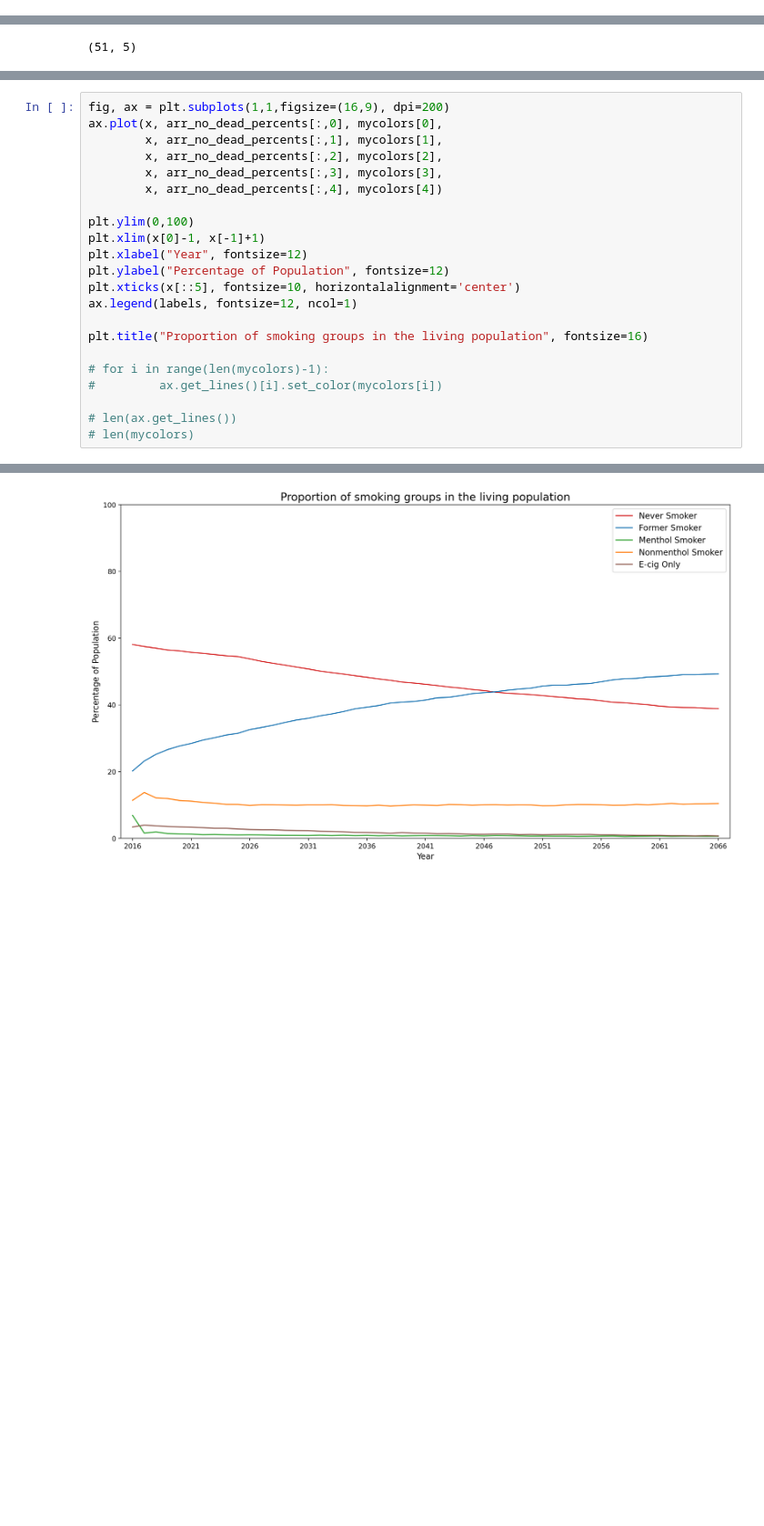
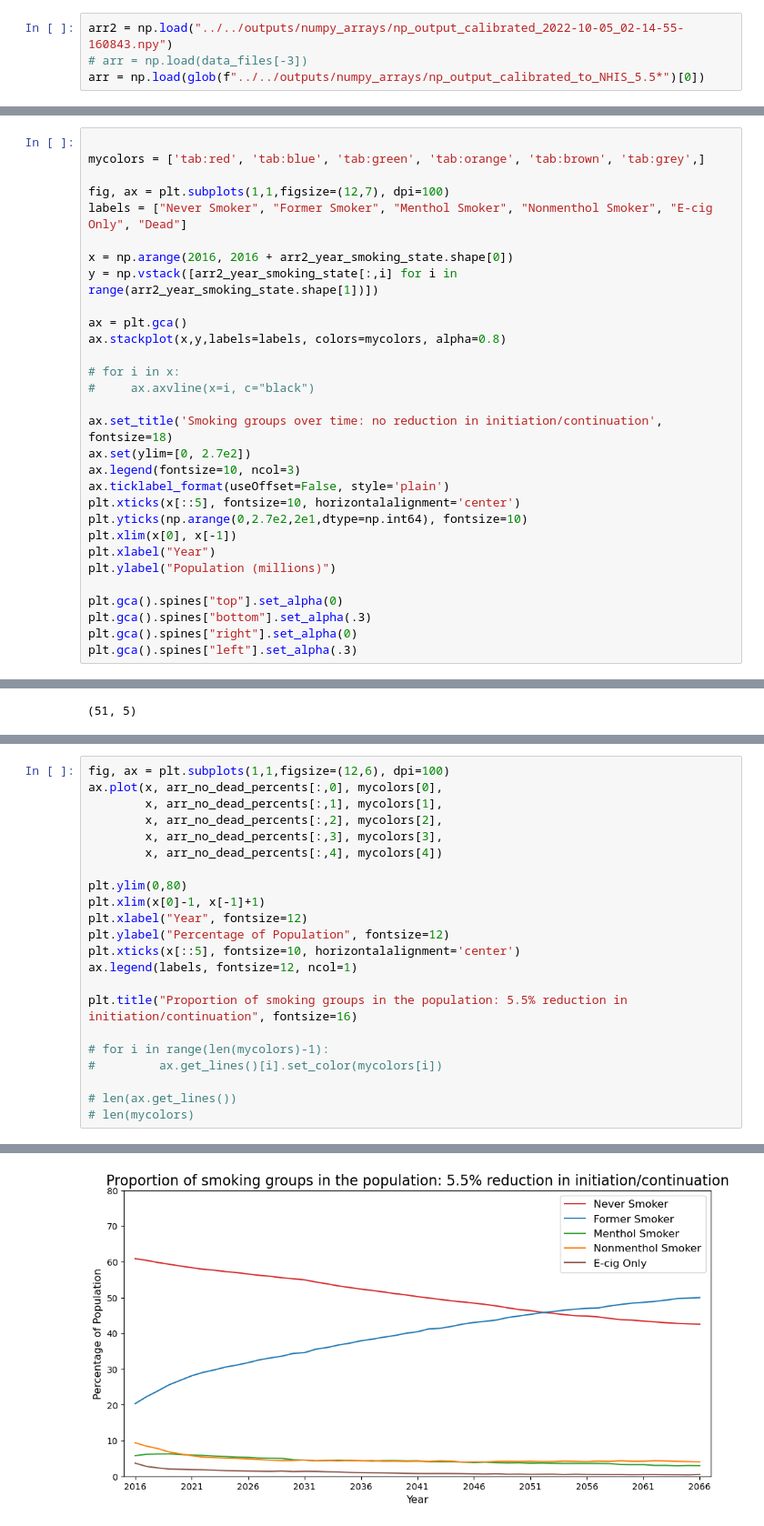
Before and after one commit to tapphughesn/menthol-model, a Jupyter notebook: mentholmodel/inspect_data.ipynb, the cells around one changed output, grey strips where cells are left out. Shown at 91% size. Cells and saved outputs as stored; diff of their text form; blank space fills up the shorter version.

```diff
--- a/mentholmodel/inspect_data.ipynb
+++ b/mentholmodel/inspect_data.ipynb
@@ -36,3 +15,7 @@ arr = np.load(data_files[-3])
+# %%
+arr2 = np.load("../../outputs/numpy_arrays/np_output_calibrated_2022-10-05_02-14-55-160843.npy")
+# arr = np.load(data_files[-3])
+arr = np.load(glob(f"../../outputs/numpy_arrays/np_output_calibrated_to_NHIS_5.5*")[0])
 # %%
 arr.shape
 # %% [output]
@@ -83,0 +67,30 @@ plt.gca().spines["left"].set_alpha(.3)
+# %%
+
+mycolors = ['tab:red', 'tab:blue', 'tab:green', 'tab:orange', 'tab:brown', 'tab:grey',]
+
+fig, ax = plt.subplots(1,1,figsize=(12,7), dpi=100)
+labels = ["Never Smoker", "Former Smoker", "Menthol Smoker", "Nonmenthol Smoker", "E-cig Only", "Dead"]
+
+x = np.arange(2016, 2016 + arr2_year_smoking_state.shape[0])
+y = np.vstack([arr2_year_smoking_state[:,i] for i in range(arr2_year_smoking_state.shape[1])])
+
+ax = plt.gca()
+ax.stackplot(x,y,labels=labels, colors=mycolors, alpha=0.8)
+
+# for i in x:
+#     ax.axvline(x=i, c="black")
+
+ax.set_title('Smoking groups over time: no reduction in initiation/continuation', fontsize=18)
+ax.set(ylim=[0, 2.7e2])
+ax.legend(fontsize=10, ncol=3)
+ax.ticklabel_format(useOffset=False, style='plain')
+plt.xticks(x[::5], fontsize=10, horizontalalignment='center')
+plt.yticks(np.arange(0,2.7e2,2e1,dtype=np.int64), fontsize=10)
+plt.xlim(x[0], x[-1])
+plt.xlabel("Year")
+plt.ylabel("Population (millions)")
+
+plt.gca().spines["top"].set_alpha(0)
+plt.gca().spines["bottom"].set_alpha(.3)
+plt.gca().spines["right"].set_alpha(0)
+plt.gca().spines["left"].set_alpha(.3)
@@ -100,19 +115,19 @@ array([53.79628597, 32.62053723,  1.0582243 ,  9.8663952 ,  2.65855729])
 # %%
-fig, ax = plt.subplots(1,1,figsize=(16,9), dpi=200)
+fig, ax = plt.subplots(1,1,figsize=(12,6), dpi=100)
 ax.plot(x, arr_no_dead_percents[:,0], mycolors[0],
         x, arr_no_dead_percents[:,1], mycolors[1],
         x, arr_no_dead_percents[:,2], mycolors[2],
         x, arr_no_dead_percents[:,3], mycolors[3],
         x, arr_no_dead_percents[:,4], mycolors[4])
 
-plt.ylim(0,100)
+plt.ylim(0,80)
 plt.xlim(x[0]-1, x[-1]+1)
 plt.xlabel("Year", fontsize=12)
 plt.ylabel("Percentage of Population", fontsize=12)
 plt.xticks(x[::5], fontsize=10, horizontalalignment='center')
 ax.legend(labels, fontsize=12, ncol=1)
 
-plt.title("Proportion of smoking groups in the living population", fontsize=16)
+plt.title("Proportion of smoking groups in the population: 5.5% reduction in initiation/continuation", fontsize=16)
 
 # for i in range(len(mycolors)-1):
 #         ax.get_lines()[i].set_color(mycolors[i])
@@ -124 +139 @@ Text(0.5, 1.0, 'Proportion of smoking groups in the living population')
-[figure, old version]
+[figure, new version]
```
Also changed, not shown: parts of 10 cells of this notebook, 12 other files.
